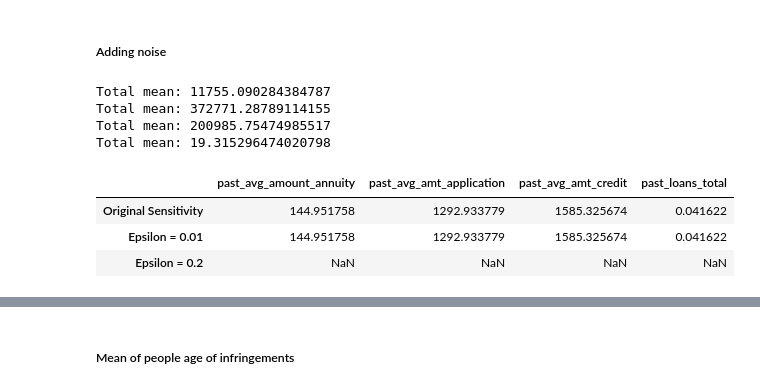
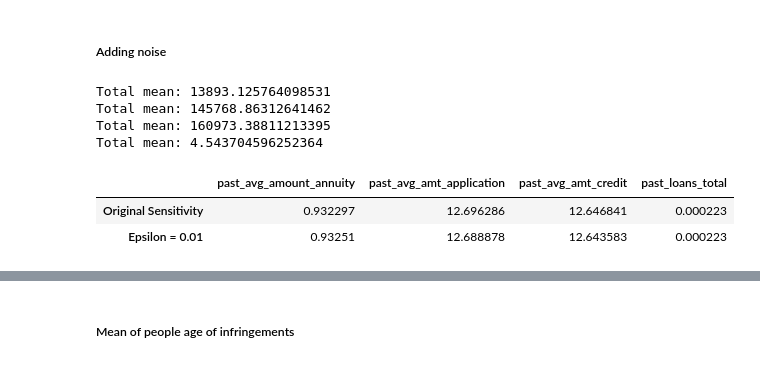
Before and after one commit to patii01/SP-Project, a Jupyter notebook: Assignment 2/SP_Assignment2.ipynb, the cells around one changed output, grey strips where cells are left out. Saved outputs shown, nothing was run; the diff lists cells and outputs as text; code cells hidden in the pictures.

```diff
--- a/Assignment 2/SP_Assignment2.ipynb
+++ b/Assignment 2/SP_Assignment2.ipynb
@@ -47,16 +61,18 @@ display(colunas)
+# %%
+def sensitivity_mean(data):
+    l = []
+    data = data.to_numpy()
+
+    mean_past = np.average(data)
+    print("Total mean:", mean_past)
+
+    for i in range(len(data)):
+        aux = np.average(np.delete(data, i))
+        l.append(abs(mean_past - aux))
+
+    return max(l)
 # %%
-def sensitivity_mean(data):
-    l = []
-    mean_past = data.mean()
-    print("Total mean:", mean_past)
-
-    for i in range(len(data)):
-        aux = data.drop(data.index[i])
-        l.append(abs(mean_past - aux.mean()))
-
-    return max(l)
-
-df_sensitivity = pd.DataFrame(columns=columns, index = ["Original Sensitivity", "Epsilon = 0.01", "Epsilon = 0.2"])
+df_sensitivity = pd.DataFrame(columns=columns[1:], index = ["Original Sensitivity"])
 
 s_annuity = sensitivity_mean(colunas['past_avg_amount_annuity'])
 s_application = sensitivity_mean(colunas['past_avg_amt_application'])
@@ -91,35 +92,41 @@ Total mean: 13328.026144908183
 # %% [markdown]
 ### 2.3. Differential Privacy
 # %%
-def add_laplace_noise(data, sensitivity, epsilon):
-  return data + np.random.laplace(loc=0, scale=sensitivity/epsilon)
+def add_laplace_noise(data, column, sensitivity, epsilon):
+  data = data.to_numpy()
+
+  for i in range(len(data)):
+    laplace = np.random.laplace(loc=0, scale=sensitivity/epsilon)
+    data[i] = data[i] + laplace
+
+  df = pd.DataFrame(data, columns = [column])
+  return df
 
 def percentage_error(orig, est):
   return ((orig-est) / orig) * 100
 # %% [markdown]
 ##### Adding noise
 # %%
-noise_annuity_001 = add_laplace_noise(colunas['past_avg_amount_annuity'], s_annuity, 0.01)
+noise_annuity_001 = add_laplace_noise(colunas['past_avg_amount_annuity'], 'past_avg_amount_annuity', s_annuity, 0.01)
 s_annuity_001 = sensitivity_mean(noise_annuity_001)
 
-noise_application_001 = add_laplace_noise(colunas['past_avg_amt_application'], s_application, 0.01)
+noise_application_001 = add_laplace_noise(colunas['past_avg_amt_application'], 'past_avg_amt_application', s_application, 0.01)
 s_application_001 = sensitivity_mean(noise_application_001)
 
-noise_credit_001 = add_laplace_noise(colunas['past_avg_amt_credit'], s_credit, 0.01)
+noise_credit_001 = add_laplace_noise(colunas['past_avg_amt_credit'], 'past_avg_amt_credit', s_credit, 0.01)
 s_credit_001 = sensitivity_mean(noise_credit_001)
 
-noise_loans_001 = add_laplace_noise(colunas['past_loans_total'], s_loans, 0.01)
+noise_loans_001 = add_laplace_noise(colunas['past_loans_total'], 'past_loans_total', s_loans, 0.01)
 s_loans_001 = sensitivity_mean(noise_loans_001)
 
 df_sensitivity.loc["Epsilon = 0.01"] = [s_annuity_001, s_application_001, s_credit_001, s_loans_001]
 display(df_sensitivity)
 # %% [output]
-Total mean: 11755.090284384787
-Total mean: 372771.28789114155
-Total mean: 200985.75474985517
-Total mean: 19.315296474020798
+Total mean: 13893.125764098531
+Total mean: 145768.86312641462
+Total mean: 160973.38811213395
+Total mean: 4.543704596252364
 |  | past_avg_amount_annuity | past_avg_amt_application | past_avg_amt_credit | past_loans_total |
-| Original Sensitivity | 144.951758 | 1292.933779 | 1585.325674 | 0.041622 |
-| Epsilon = 0.01 | 144.951758 | 1292.933779 | 1585.325674 | 0.041622 |
-| Epsilon = 0.2 | NaN | NaN | NaN | NaN |
+| Original Sensitivity | 0.932297 | 12.696286 | 12.646841 | 0.000223 |
+| Epsilon = 0.01 | 0.93251 | 12.688878 | 12.643583 | 0.000223 |
 # %%
```
Also changed, not shown: parts of 10 cells of this notebook.
